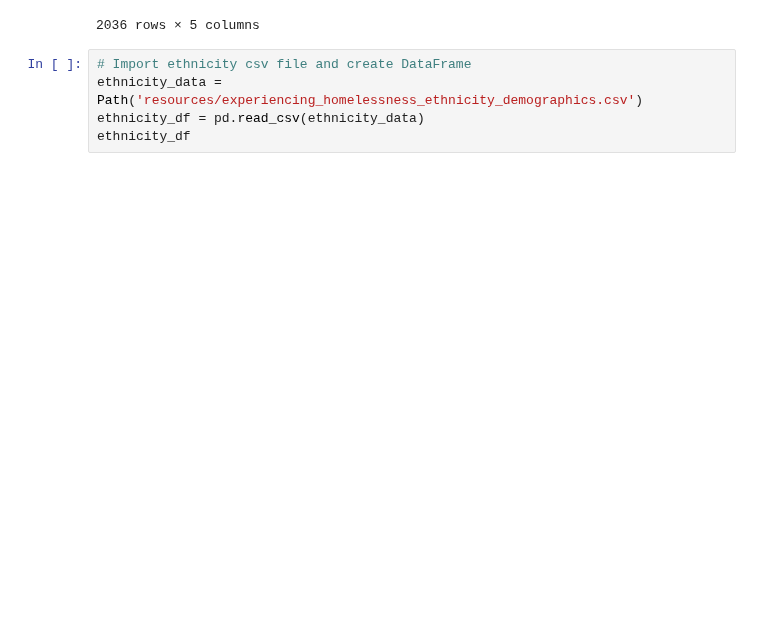
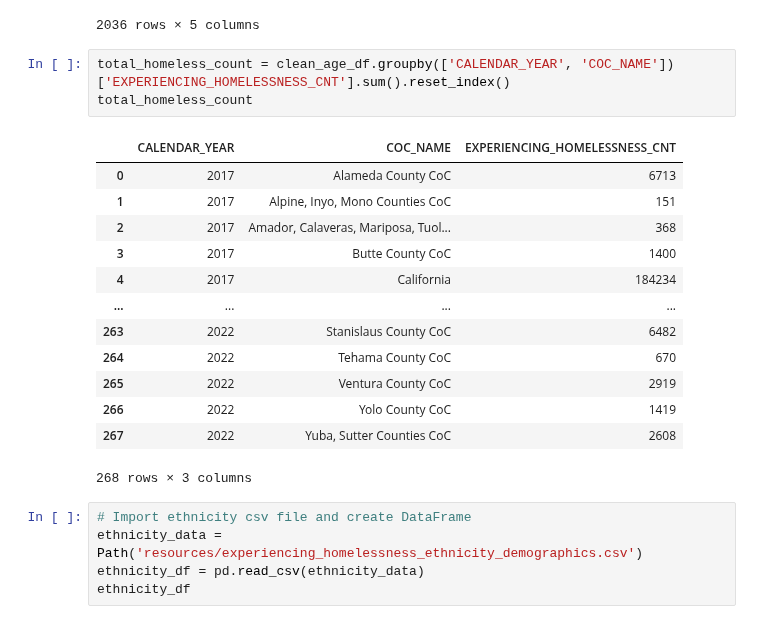
Before and after one commit to evacs/Project-1, a Jupyter notebook: matt_data_exploration.ipynb, the cells around one changed output. Cells and saved outputs as stored; diff of their text form; blank space fills up the shorter version.

```diff
--- a/matt_data_exploration.ipynb
+++ b/matt_data_exploration.ipynb
@@ -78,6 +78,23 @@ clean_age_df
 | 2139 | 2022 | CA-614 | San Luis Obispo County CoC | Under 18 | 742 |
 | 2140 | 2022 | CA-614 | San Luis Obispo County CoC | Unknown | 62 |
 2036 rows × 5 columns
+# %%
+total_homeless_count = clean_age_df.groupby(['CALENDAR_YEAR', 'COC_NAME'])['EXPERIENCING_HOMELESSNESS_CNT'].sum().reset_index()
+total_homeless_count
+# %% [output]
+|  | CALENDAR_YEAR | COC_NAME | EXPERIENCING_HOMELESSNESS_CNT |
+| 0 | 2017 | Alameda County CoC | 6713 |
+| 1 | 2017 | Alpine, Inyo, Mono Counties CoC | 151 |
+| 2 | 2017 | Amador, Calaveras, Mariposa, Tuol... | 368 |
+| 3 | 2017 | Butte County CoC | 1400 |
+| 4 | 2017 | California | 184234 |
+| ... | ... | ... | ... |
+| 263 | 2022 | Stanislaus County CoC | 6482 |
+| 264 | 2022 | Tehama County CoC | 670 |
+| 265 | 2022 | Ventura County CoC | 2919 |
+| 266 | 2022 | Yolo County CoC | 1419 |
+| 267 | 2022 | Yuba, Sutter Counties CoC | 2608 |
+268 rows × 3 columns
 # %%
 # Import ethnicity csv file and create DataFrame
 ethnicity_data = Path('resources/experiencing_homelessness_ethnicity_demographics.csv')
```
Also changed, not shown: parts of 1 cell of this notebook.
